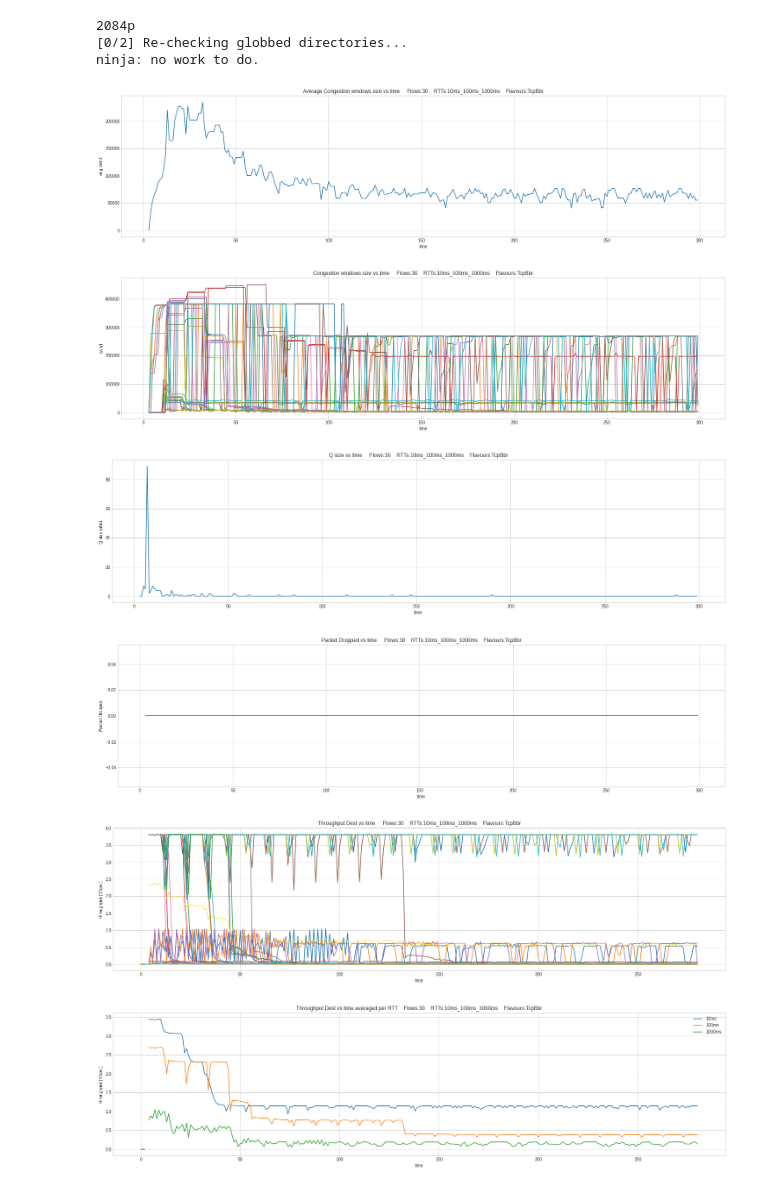
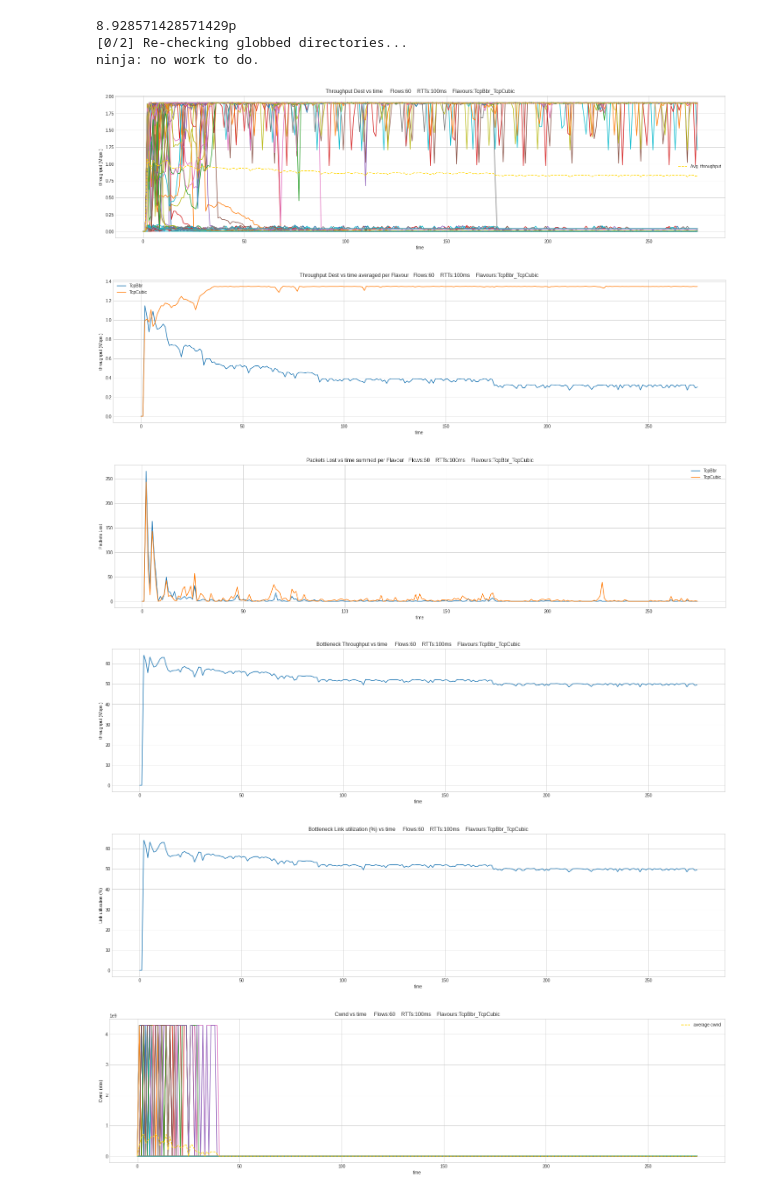
Before and after one commit to divyashk/TCP-BBR-ns3, a Jupyter notebook: dumbell-ns3/report_RTTs.ipynb, the cells around one changed output. Saved outputs shown, nothing was run; the diff lists cells and outputs as text; code cells hidden in the pictures.

```diff
--- a/dumbell-ns3/report_RTTs.ipynb
+++ b/dumbell-ns3/report_RTTs.ipynb
@@ -540,27 +567,28 @@ main(Flavours = "TcpBbr",
 # %%
 pktSize = 1400
-# SIM 1
-main(Flavours = "TcpBbr",
+# SIM 2
+main(Flavours = "TcpBbr_TcpCubic",
      time = 300,
-     noOfSource = 30,
+     noOfSource = 60,
      total_access_bandwidth = "120Mbps",
-     RTTs = "10ms_100ms_1000ms",
+     RTTs = "100ms",
      bottleneck_bandwidth = "100Mbps",
      bottleneck_delay = "1ms",
      packetSize = pktSize,
-     queueL = "2084p",
+     queueL = "0.5BDP",
      enableBottleneckTrace = 0,
      log_scale=0,
      run_simul = "yes",
-     part = 0
+     part = 0,
+     build_profile = "optimized"
      )
 # %% [output]
-2084p
+8.928571428571429p
 [0/2] Re-checking globbed directories...
 ninja: no work to do.
-[figure, old version]
+[figure, new version]
-[figure, old version]
+[figure, new version]
-[figure, old version]
+[figure, new version]
-[figure, old version]
+[figure, new version]
-[figure, old version]
+[figure, new version]
-[figure, old version]
+[figure, new version]
```
Also changed, not shown: parts of 15 cells of this notebook, 1 other file.
